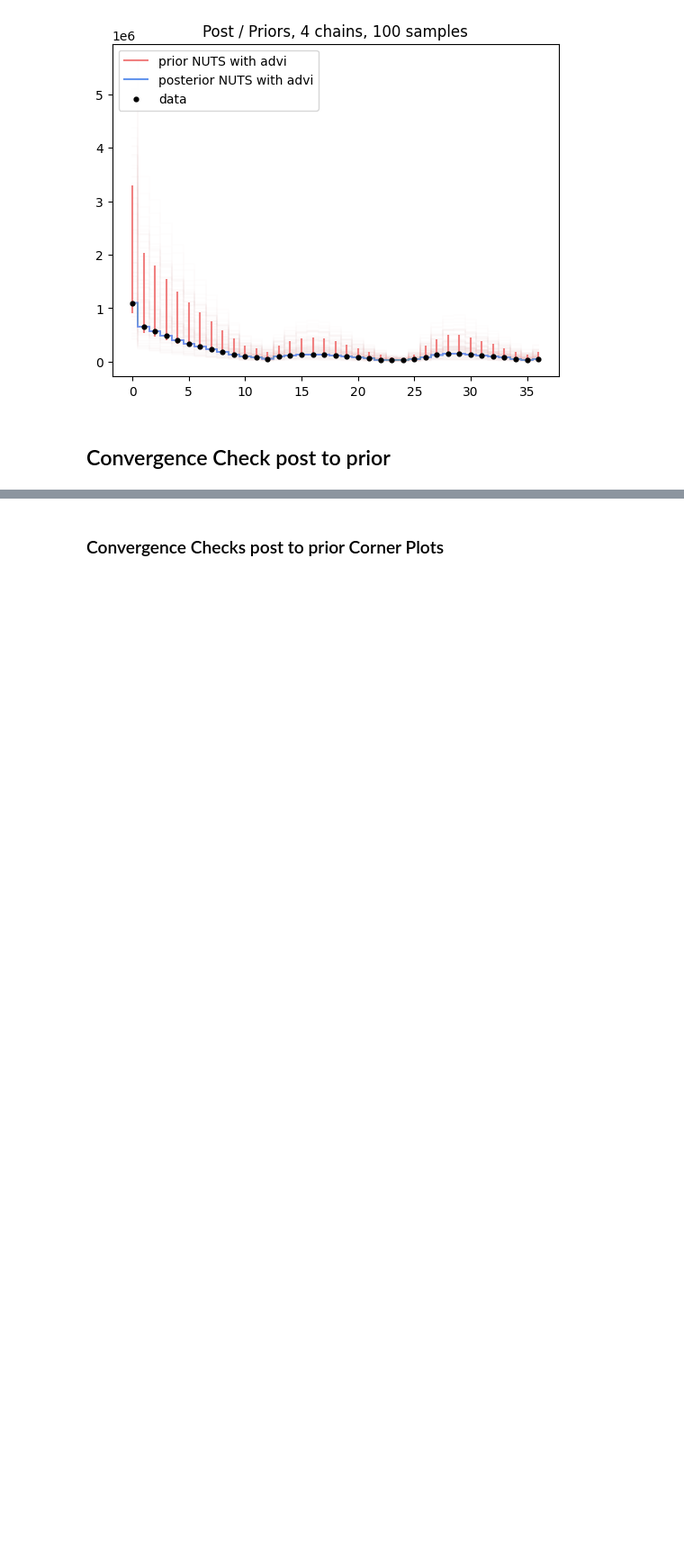
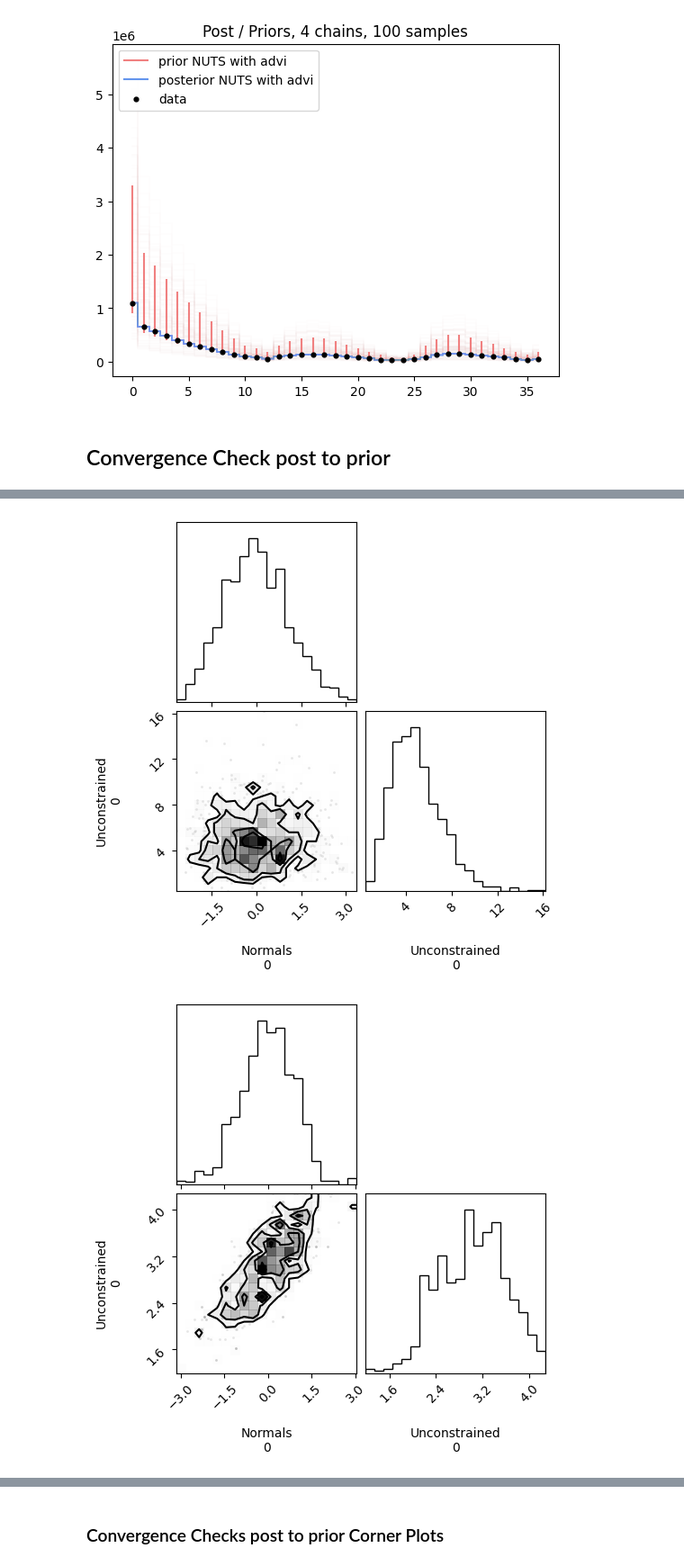
Before and after one commit to malin-horstmann/bayesian_pyhf, a Jupyter notebook: examples/sampling.ipynb, the cells around one changed output, grey strips where cells are left out. Shown at 90% size. Cells and saved outputs as stored; diff of their text form; code cells hidden in the pictures; blank space fills up the shorter version.

```diff
--- a/examples/sampling.ipynb
+++ b/examples/sampling.ipynb
@@ -317,7 +314,10 @@ Sampling: [ExpData1, Normals, Unconstrained]
 # %%
-a = corner.corner(prior_pred_UR.prior_predictive)
+a = corner.corner(prior_pred_UR.prior)
 
-b = corner.corner(post_pred_UR.posterior_predictive)
+b = corner.corner(post_data_UR.posterior)
+# %% [output]
+[figure, added]
+[figure, added]
 # %%
 # ur Prior
 plt.step(np.linspace(0,nBins-1,nBins),prior_pred_UR.prior_predictive.ExpData1[0].T, alpha = 0.01, c = 'grey', where = 'mid');
```
Also changed, not shown: parts of 13 cells of this notebook, 3 other files.
